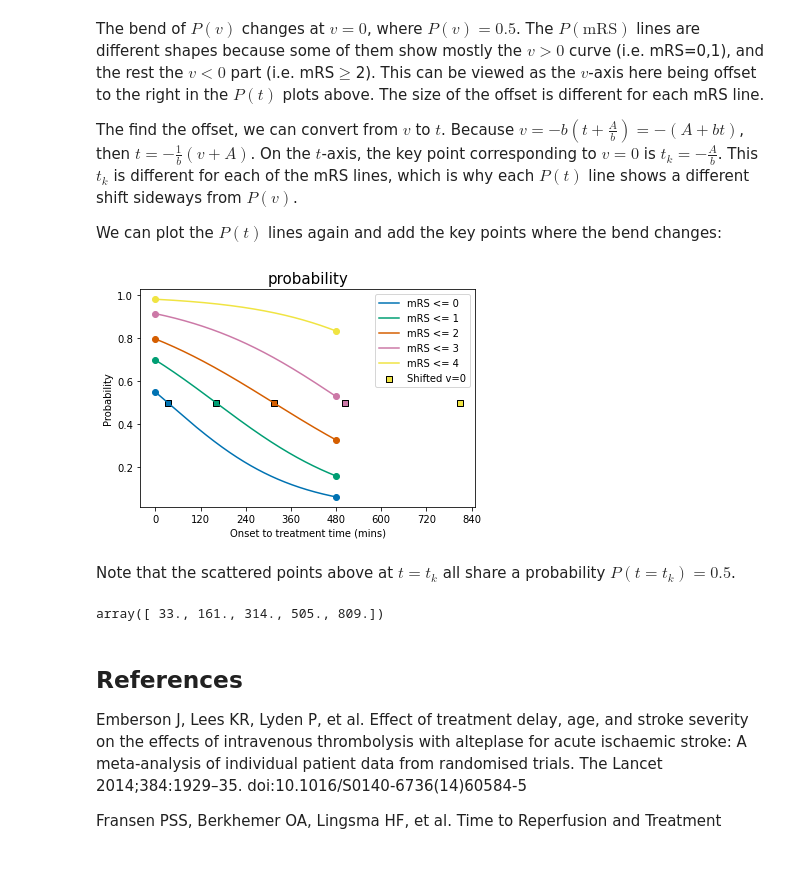
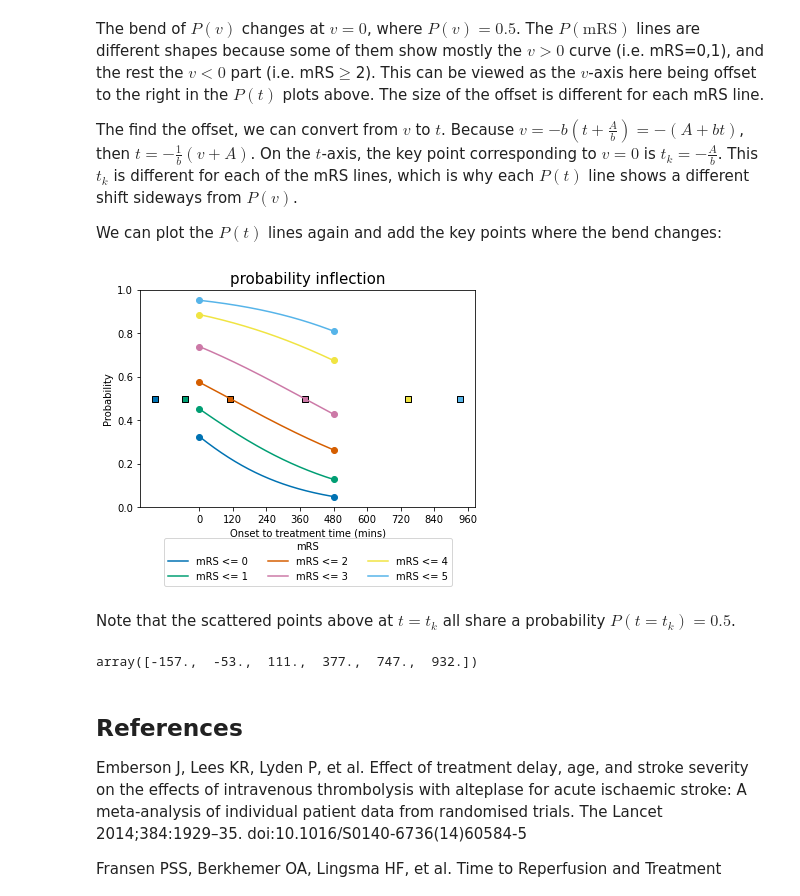
Before and after one commit to samuel-book/stroke_outcome, a Jupyter notebook: mRS_outcomes_maths.ipynb, the cells around one changed output. Drawn from its saved outputs; the diff is of its cells as text; code cells hidden in the pictures; blank space fills up the shorter version.

```diff
--- a/mRS_outcomes_maths.ipynb
+++ b/mRS_outcomes_maths.ipynb
@@ -138,13 +138,14 @@ Throughout this notebook, variable names contain the following strings:
 # %% [markdown]
 For $t=0\,$hr, the data comes from the SAMueL-1 full sample:
 # %%
-mrs_prob_dist_t0_treatment = [0.54956819, 0.14895196, 0.0980681,
-                              0.11769072, 0.06707674, 0.0186443]
+mrs_prob_dist_t0_treatment = [0.32592, 0.12697, 0.12282, 0.16416,
+                              0.14708, 0.06580, 0.04725]
 mrs_prob_bins_t0_treatment = np.cumsum(mrs_prob_dist_t0_treatment)
 # %% [markdown]
 For $t=t_{\mathrm{ne}}$, the time of no effect, the equivalent "untreated" mRS distribution data comes from Goyal et al. 2016 (Figure 1: A Overall, Control population), where mRS=6 is excluded and $P(\mathrm{mRS}=6)=0.189$.
 # %%
-mrs_prob_dist_no_treatment = [0.05, 0.079, 0.136, 0.164, 0.247, 0.135]
+mrs_prob_dist_no_treatment = [0.05000, 0.07900, 0.13600, 0.16400,
+                              0.24700, 0.13500, 0.18900]
 mrs_prob_bins_no_treatment = np.cumsum(mrs_prob_dist_no_treatment)
 
 # Need to normalise because it currently doesn't add up to 1
@@ -596,43 +600,42 @@ We can plot the $P(t)$ lines again and add the key points where the bend changes
 # %%
 t = np.arange(0,t_ne)
 
 # Store the key times t_k in this list:
 tk_list = []
 
 for i,A_i in enumerate(A):
     # Plot probability:
     p_i = np.exp(A_i + b[i]*t)/(1+np.exp(A_i + b[i]*t))
     l, = plt.plot(t, p_i, '-', label = f'mRS <= {i}')
     colour = l.get_color()
 
     # Mark t=0 and t=t_ne data:
     plt.scatter(0,    mrs_prob_bins_t0_treatment[i], color=colour)
     plt.scatter(t_ne, mrs_prob_bins_no_treatment[i], color=colour)
 
     # Calculate the key time and store it:
     t_k = -A_i/b[i]
     tk_list.append(t_k)
-    # Mark the key t=-A/b (v=0) point:
-    label_tk = None if i<4 else 'Shifted v=0'
     plt.scatter(t_k, np.exp(A_i + b[i]*t_k)/(1+np.exp(A_i + b[i]*t_k)),
-                facecolor=colour, edgecolor='k', marker='s', label=label_tk)
+                facecolor=colour, edgecolor='k', marker='s')
 
 # The usual setup:
+plt.ylim(0,1)
 plt.ylabel('Probability')
 plt.xlabel('Onset to treatment time (mins)')
 plt.xticks(np.arange(0,max(tk_list)+120,120))
-plt.legend(loc='best')
-plt.title('probability', fontsize=15)
+plt.legend(loc='center',ncol=3, title='mRS', bbox_to_anchor=[0.5,0.0,0.0,-0.5])
+plt.title('probability inflection', fontsize=15)
 plt.show()
 # %% [output]
-[figure, old version]
+[figure, new version]
 # %% [markdown]
 Note that the scattered points above at $t=t_k$ all share a probability $P(t=t_k)=0.5$.
 # %%
 # Print the key times:
 np.round(tk_list,0)
 # %% [output]
-array([ 33., 161., 314., 505., 809.])
+array([-157.,  -53.,  111.,  377.,  747.,  932.])
 # %% [markdown]
 ## References
 
```
Also changed, not shown: parts of 10 cells of this notebook, 9 other files.
